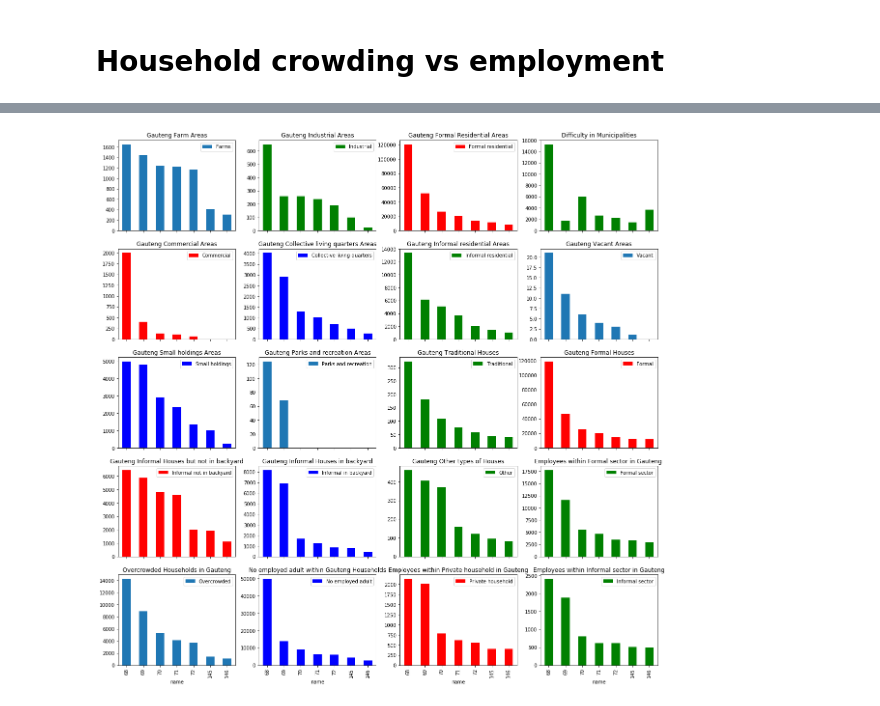
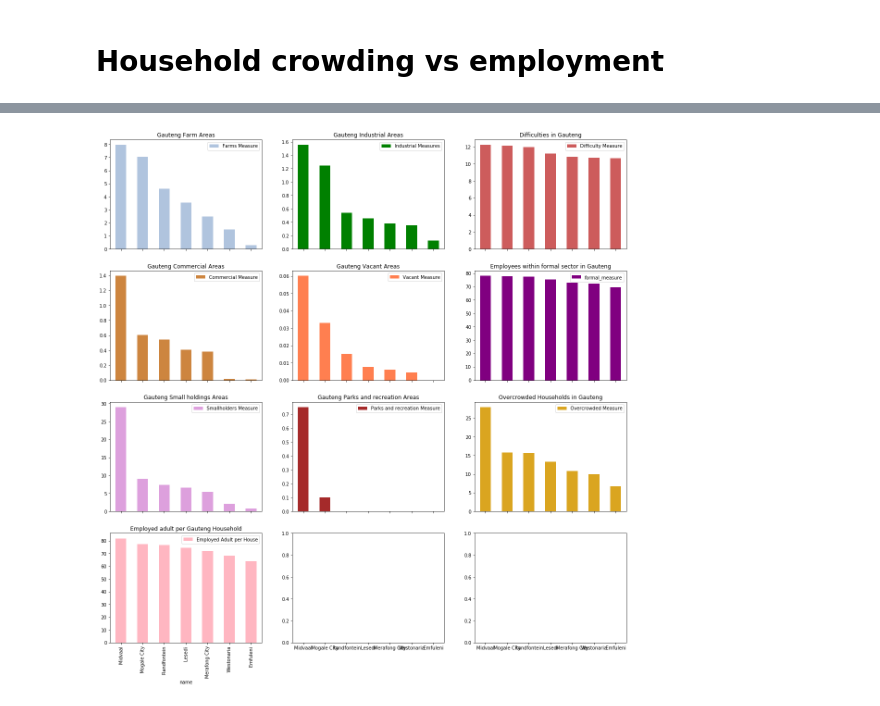
Before and after one commit to AnriSmith/DSIDE, a Jupyter notebook: Codes/Tebogo/Circumstance.ipynb, the cells around one changed output, grey strips where cells are left out. Saved outputs shown, nothing was run; the diff lists cells and outputs as text; code cells hidden in the pictures.

Commit message:
Measures updated

```diff
--- a/Codes/Tebogo/Circumstance.ipynb
+++ b/Codes/Tebogo/Circumstance.ipynb
@@ -145,0 +221,3 @@ f5.head(1)
+# %%
+dfDwellAreaGP["industry_measure"] = dfDwellAreaGP.Industrial / dfDwellAreaGP.total_y * 100
+dfDwellAreaGP.head(1)
@@ -145,0 +233,3 @@ f5.head(1)
+# %%
+dfDwellAreaGP["vacant_measure"] = dfDwellAreaGP.Vacant / dfDwellAreaGP.total_y * 100
+dfDwellAreaGP.head(1)
@@ -145,0 +245,3 @@ f5.head(1)
+# %%
+dfDwellAreaGP["smallholdings_measure"] = dfDwellAreaGP["Small holdings"] / dfDwellAreaGP.total_y * 100
+dfDwellAreaGP.head(1)
@@ -145,0 +257,3 @@ f5.head(1)
+# %%
+dfDwellAreaGP["parks_measure"] = dfDwellAreaGP["Parks and recreation"] / dfDwellAreaGP.total_y * 100
+dfDwellAreaGP.head(1)
@@ -160,36 +283,39 @@ f5.head(1)
 # f5.sort_values(by='No employed adult',ascending=False).plot(title="No employed adult within Gauteng Households", kind='bar',x="name",y="No employed adult",ax=axes[0,1],color='g')
 # plt.show()
 # %%
-fig, axes = plt.subplots(nrows=5, ncols=4,sharex=True)
+fig, axes = plt.subplots(nrows=4, ncols=3,sharex=True)
 fig.set_figheight(20)
 fig.set_figwidth(20)
 
-f4.sort_values(by='Farms',ascending=False).plot(title="Gauteng Farm Areas", kind='bar',x="name",y="Farms",ax=axes[0,0])
-f4.sort_values(by='Industrial',ascending=False).plot(title="Gauteng Industrial Areas", kind='bar',x="name",y="Industrial",ax=axes[0,1],color='g')
-f4.sort_values(by='Formal residential',ascending=False).plot(title="Gauteng Formal Residential Areas", kind='bar',x="name",y="Formal residential",ax=axes[0,2],color='r')
+dfDwellAreaGP.sort_values(by='farms_measure',ascending=False).plot(title="Gauteng Farm Areas", kind='bar',x="name",y="farms_measure",ax=axes[0,0], color="lightsteelblue", label="Farms Measure")
+dfDwellAreaGP.sort_values(by='industry_measure',ascending=False).plot(title="Gauteng Industrial Areas", kind='bar',x="name",y="industry_measure",ax=axes[0,1],color='green',label="Industrial Measures")
+dfDifficultyGP.sort_values(by='difficulty_measure',ascending=False).plot(title="Difficulties in Gauteng", kind='bar',x="name",y="difficulty_measure",ax=axes[0,2],color='indianred', label="Difficulty Measure")
+
+
+dfDwellAreaGP.sort_values(by='commercial_measure',ascending=False).plot(title="Gauteng Commercial Areas", kind='bar',x="name",y="commercial_measure",ax=axes[1,0],color='peru',label="Commercial Measure")
+dfDwellAreaGP.sort_values(by='vacant_measure',ascending=False).plot(title="Gauteng Vacant Areas", kind='bar',x="name",y="vacant_measure",ax=axes[1,1], color="coral", label="Vacant Measure")
+dfEmploymentSectorGP.sort_values(by='formal_measure',ascending=False).plot(title="Employees within formal sector in Gauteng", kind='bar',x="name",y="formal_measure",ax=axes[1,2],color='purple')
+
+dfDwellAreaGP.sort_values(by='smallholdings_measure',ascending=False).plot(title="Gauteng Small holdings Areas", kind='bar',x="name",y="smallholdings_measure",ax=axes[2,0],color='plum',label="Smallholders Measure")
+dfDwellAreaGP.sort_values(by='parks_measure',ascending=False).plot(title="Gauteng Parks and recreation Areas", kind='bar',x="name",y="parks_measure",ax=axes[2,1], color="brown", label="Parks and recreation Measure")
+dfCrowdedEmployGP.sort_values(by='overcrowded_measure',ascending=False).plot(title="Overcrowded Households in Gauteng", kind='bar',x="name",y="overcrowded_measure",ax=axes[2,2], color="goldenrod", label="Overcrowded Measure")
+
+dfCrowdedEmployGP.sort_values(by='emp_per_house_measure',ascending=False).plot(title="Employed adult per Gauteng Household", kind='bar',x="name",y="emp_per_house_measure",ax=axes[3,0],color='lightpink',label="Employed Adult per House")
+
+
+#dfDwellAreaGP.sort_values(by='Informal residential',ascending=False).plot(title="Gauteng Informal residential Areas", kind='bar',x="name",y="Informal residential",ax=axes[1,2],color='plum')
+#dfDwellAreaGP.sort_values(by='Formal residential',ascending=False).plot(title="Gauteng Formal Residential Areas", kind='bar',x="name",y="Formal residential",ax=axes[0,2],color='r')
 #f4.sort_values(by='Traditional residential',ascending=False).plot(title="Gauteng Traditional residential Areas", kind='bar',x="name",y="Traditional residential",ax=axes[0,3],color='b')
-
-f4.sort_values(by='Commercial',ascending=False).plot(title="Gauteng Commercial Areas", kind='bar',x="name",y="Commercial",ax=axes[1,0],color='r')
-f4.sort_values(by='Collective living quarters',ascending=False).plot(title="Gauteng Collective living quarters Areas", kind='bar',x="name",y="Collective living quarters",ax=axes[1,1],color='b')
-f4.sort_values(by='Informal residential',ascending=False).plot(title="Gauteng Informal residential Areas", kind='bar',x="name",y="Informal residential",ax=axes[1,2],color='g')
-f4.sort_values(by='Vacant',ascending=False).plot(title="Gauteng Vacant Areas", kind='bar',x="name",y="Vacant",ax=axes[1,3])
-
-f4.sort_values(by='Small holdings',ascending=False).plot(title="Gauteng Small holdings Areas", kind='bar',x="name",y="Small holdings",ax=axes[2,0],color='b')
-f4.sort_values(by='Parks and recreation',ascending=False).plot(title="Gauteng Parks and recreation Areas", kind='bar',x="name",y="Parks and recreation",ax=axes[2,1])
-f4.sort_values(by='Traditional',ascending=False).plot(title="Gauteng Traditional Houses", kind='bar',x="name",y="Traditional",ax=axes[2,2],color='g')
-f4.sort_values(by='Formal',ascending=False).plot(title="Gauteng Formal Houses", kind='bar',x="name",y="Formal",ax=axes[2,3],color='r')
-
-f4.sort_values(by='Informal not in backyard',ascending=False).plot(title="Gauteng Informal Houses but not in backyard", kind='bar',x="name",y="Informal not in backyard",ax=axes[3,0],color='r')
-f4.sort_values(by='Informal in backyard',ascending=False).plot(title="Gauteng Informal Houses in backyard", kind='bar',x="name",y="Informal in backyard",ax=axes[3,1],color='b')
-f4.sort_values(by='Other',ascending=False).plot(title="Gauteng Other types of Houses", kind='bar',x="name",y="Other",ax=axes[3,2],color='g')
-f6.sort_values(by='Formal sector',ascending=False).plot(title="Employees within Formal sector in Gauteng ", kind='bar',x="name",y="Formal sector",ax=axes[3,3],color='g')
-
-f5.sort_values(by='Overcrowded',ascending=False).plot(title="Overcrowded Households in Gauteng", kind='bar',x="name",y="Overcrowded",ax=axes[4,0])
-f5.sort_values(by='No employed adult',ascending=False).plot(title="No employed adult within Gauteng Households", kind='bar',x="name",y="No employed adult",ax=axes[4,1],color='b')
-f6.sort_values(by='Private household',ascending=False).plot(title="Employees within Private household in Gauteng", kind='bar',x="name",y="Private household",ax=axes[4,2],color='r')
-f6.sort_values(by='Informal sector',ascending=False).plot(title="Employees within Informal sector in Gauteng", kind='bar',x="name",y="Informal sector",ax=axes[4,3],color='g')
-
-f7.loc[:,'Communication':'Walking'].sum(axis =1).plot.bar(title="Difficulty in Municipalities", x="name", ax=axes[0,3],color='g')
+#dfDwellAreaGP.sort_values(by='Collective living quarters',ascending=False).plot(title="Gauteng Collective living quarters Areas", kind='bar',x="name",y="Collective living quarters",ax=axes[1,1],color='b')
+#df
+#dfDwellAreaGP.sort_values(by='Traditional',ascending=False).plot(title="Gauteng Traditional Houses", kind='bar',x="name",y="Traditional",ax=axes[2,2],color='g')
+#dfDwellAreaGP.sort_values(by='formal_residential_measure',ascending=False).plot(title="Gauteng Formal Houses", kind='bar',x="name",y="formal_residential_measure",ax=axes[2,3],color='r',label="Formal Dwellings")
+#dfDwellAreaGP.sort_values(by='Informal not in backyard',ascending=False).plot(title="Gauteng Informal Houses but not in backyard", kind='bar',x="name",y="Informal not in backyard",ax=axes[3,0],color='r')
+#dfDwellAreaGP.sort_values(by='Informal in backyard',ascending=False).plot(title="Gauteng Informal Houses in backyard", kind='bar',x="name",y="Informal in backyard",ax=axes[3,1],color='b')
+#dfDwellAreaGP.sort_values(by='Other',ascending=False).plot(title="Gauteng Other types of Houses", kind='bar',x="name",y="Other",ax=axes[3,2],color='g')
+#dfEmploymentSectorGP.sort_values(by='Formal sector',ascending=False).plot(title="Employees within Formal sector in Gauteng ", kind='bar',x="name",y="Formal sector",ax=axes[3,3],color='g')
+#dfEmploymentSectorGP.sort_values(by='Private household',ascending=False).plot(title="Employees within Private household in Gauteng", kind='bar',x="name",y="Private household",ax=axes[4,2],color='r')
+#f7.loc[:,'Communication':'Walking'].sum(axis =1).plot.bar(title="Difficulty in Municipalities", x="name", ax=axes[0,3],color='g')
 plt.show()
 # %% [output]
-[figure, old version]
+[figure, new version]
```
Also changed, not shown: parts of 19 cells of this notebook.
